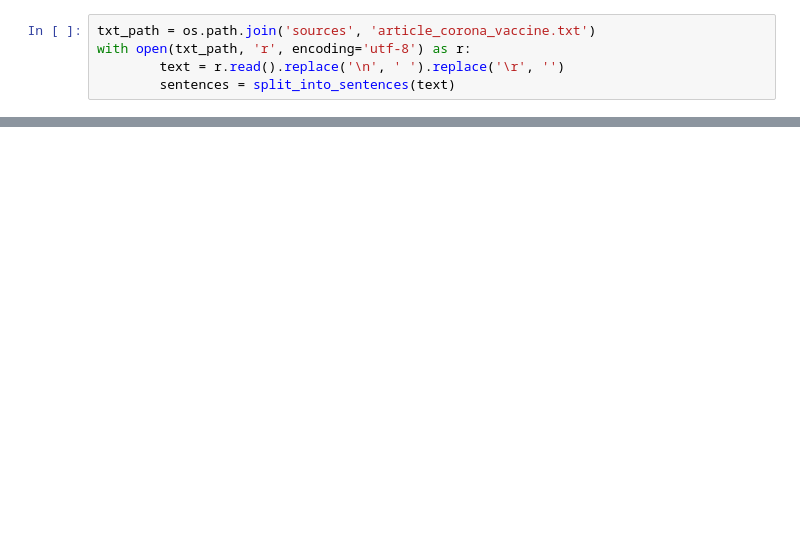
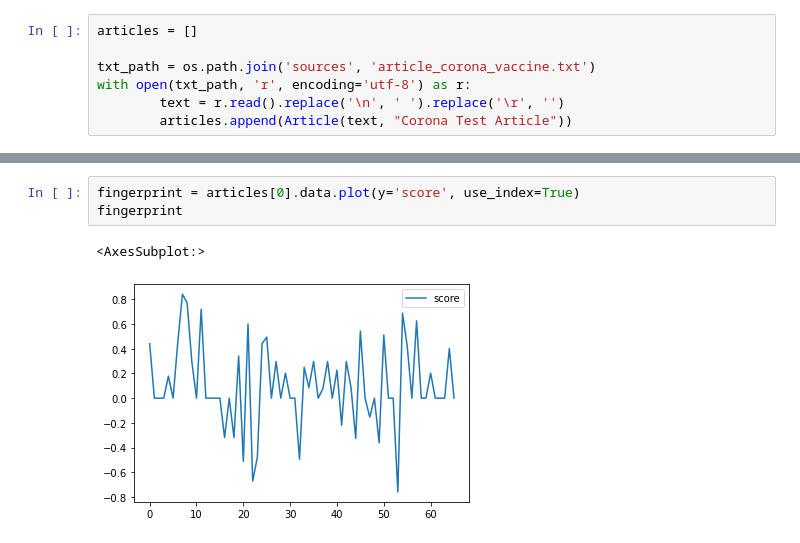
Before and after one commit to emielsteegh/Fighting_Fake_News, a Jupyter notebook: labs/lab03-sentimentmodel.ipynb, the cells around one changed output, grey strips where cells are left out. Drawn from its saved outputs; the diff is of its cells as text; blank space fills up the shorter version.

Commit message:
article class basic func

```diff
--- a/labs/lab03-sentimentmodel.ipynb
+++ b/labs/lab03-sentimentmodel.ipynb
@@ -75,6 +27,8 @@ def punkt_into_sentences(text):
 # %%
+articles = []
+
 txt_path = os.path.join('sources', 'article_corona_vaccine.txt')
 with open(txt_path, 'r', encoding='utf-8') as r:
         text = r.read().replace('\n', ' ').replace('\r', '')
-        sentences = split_into_sentences(text)
+        articles.append(Article(text, "Corona Test Article"))
 # %% [output]
@@ -81,0 +63,6 @@ NameError: name 'into' is not defined
+# %%
+fingerprint = articles[0].data.plot(y='score', use_index=True)
+fingerprint
+# %% [output]
+<AxesSubplot:>
+[figure, added]
```
Also changed, not shown: parts of 8 cells of this notebook, 2 other files.
